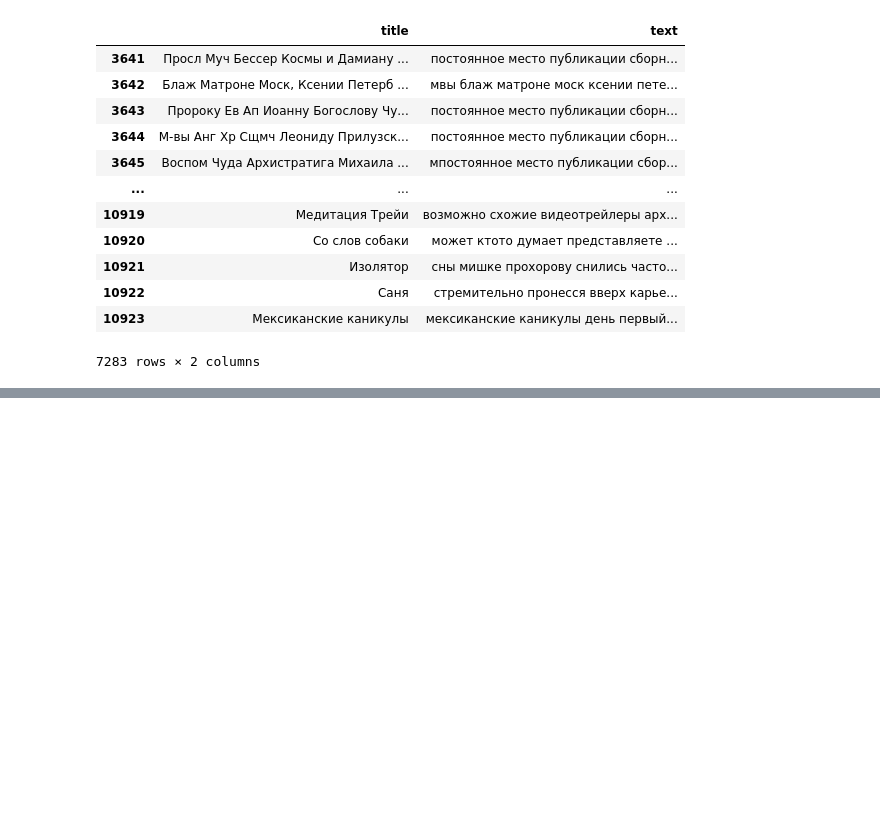
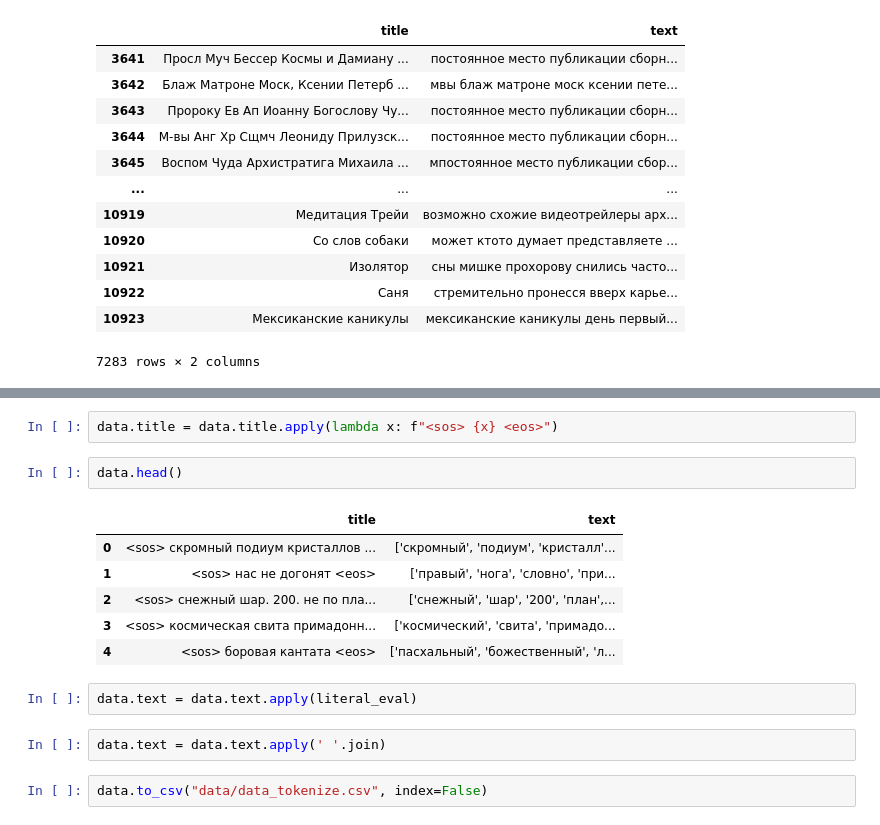
Before and after one commit to VeronikaSteklo/generation_names, a Jupyter notebook: work_with_data.ipynb, the cells around one changed output, grey strips where cells are left out. Cells and saved outputs as stored; diff of their text form; blank space fills up the shorter version.

```diff
--- a/work_with_data.ipynb
+++ b/work_with_data.ipynb
@@ -242,0 +267,17 @@ middle_part
+# %%
+data.title = data.title.apply(lambda x: f"<sos> {x} <eos>")
+# %%
+data.head()
+# %% [output]
+|  | title | text |
+| 0 | <sos> скромный подиум кристаллов ... | ['скромный', 'подиум', 'кристалл'... |
+| 1 | <sos> нас не догонят <eos> | ['правый', 'нога', 'словно', 'при... |
+| 2 | <sos> снежный шар. 200. не по пла... | ['снежный', 'шар', '200', 'план',... |
+| 3 | <sos> космическая свита примадонн... | ['космический', 'свита', 'примадо... |
+| 4 | <sos> боровая кантата <eos> | ['пасхальный', 'божественный', 'л... |
+# %%
+data.text = data.text.apply(literal_eval)
+# %%
+data.text = data.text.apply(' '.join)
+# %%
+data.to_csv("data/data_tokenize.csv", index=False)
```
Also changed, not shown: parts of 6 cells of this notebook.
